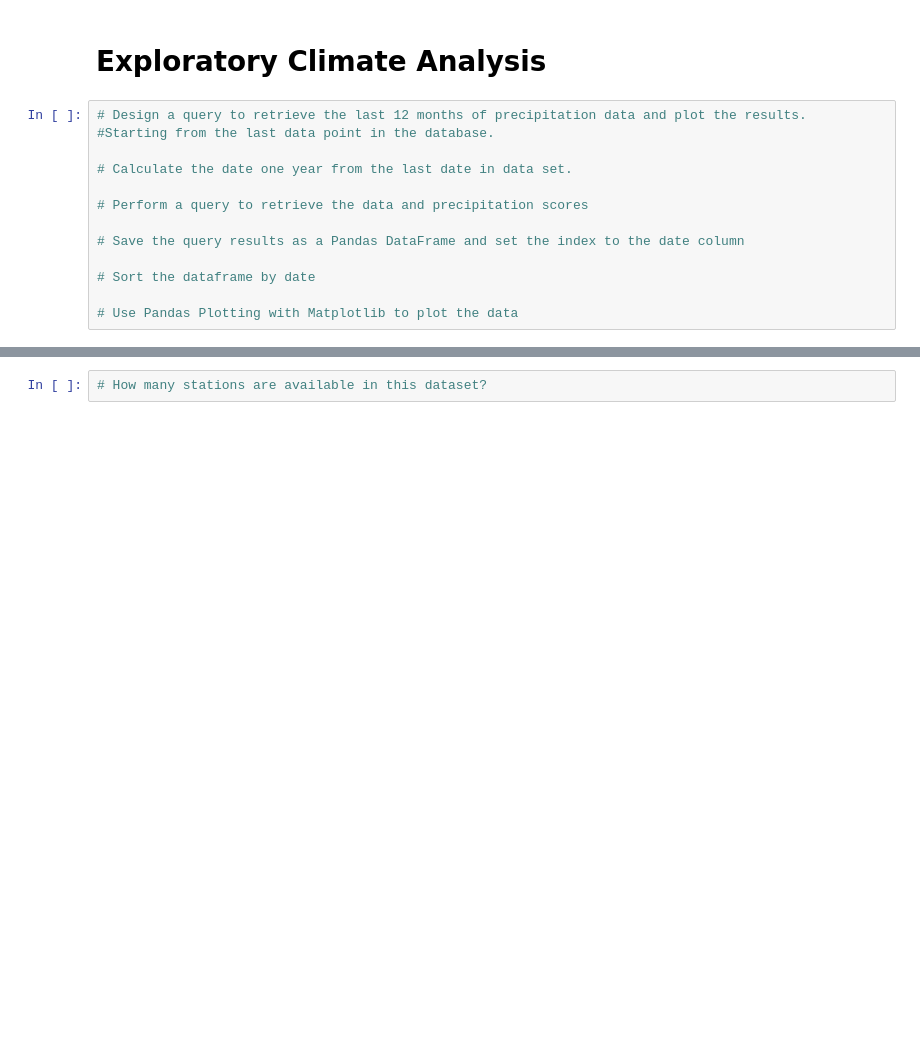
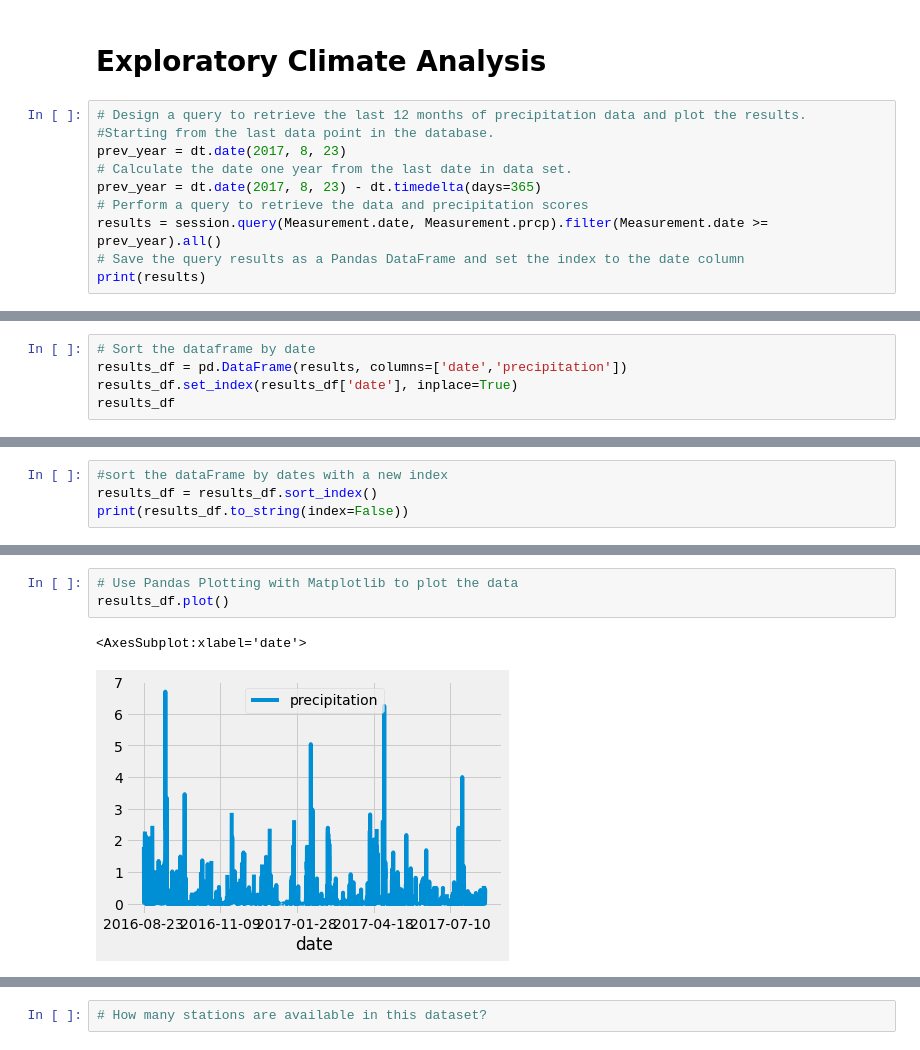
Before and after one commit to michalyn97/Surfs_Up, a Jupyter notebook: Class Material/climate_analysis.ipynb, the cells around one changed output, grey strips where cells are left out. Cells and saved outputs as stored; diff of their text form; blank space fills up the shorter version.

```diff
--- a/Class Material/climate_analysis.ipynb
+++ b/Class Material/climate_analysis.ipynb
@@ -40,13 +40,10 @@ session = Session(engine)
 # %%
 # Design a query to retrieve the last 12 months of precipitation data and plot the results.
 #Starting from the last data point in the database.
-
+prev_year = dt.date(2017, 8, 23)
 # Calculate the date one year from the last date in data set.
-
+prev_year = dt.date(2017, 8, 23) - dt.timedelta(days=365)
 # Perform a query to retrieve the data and precipitation scores
-
+results = session.query(Measurement.date, Measurement.prcp).filter(Measurement.date >= prev_year).all()
 # Save the query results as a Pandas DataFrame and set the index to the date column
-
-# Sort the dataframe by date
-
-# Use Pandas Plotting with Matplotlib to plot the data
+print(results)
@@ -52,0 +52,5 @@ session = Session(engine)
+# %%
+# Sort the dataframe by date
+results_df = pd.DataFrame(results, columns=['date','precipitation'])
+results_df.set_index(results_df['date'], inplace=True)
+results_df
@@ -52,0 +92,4 @@ session = Session(engine)
+# %%
+#sort the dataFrame by dates with a new index
+results_df = results_df.sort_index()
+print(results_df.to_string(index=False))
@@ -53 +114,7 @@ session = Session(engine)
+# %%
+# Use Pandas Plotting with Matplotlib to plot the data
+results_df.plot()
+# %% [output]
+<AxesSubplot:xlabel='date'>
+[figure, added]
 # %%
```
Also changed, not shown: parts of 5 cells of this notebook.
